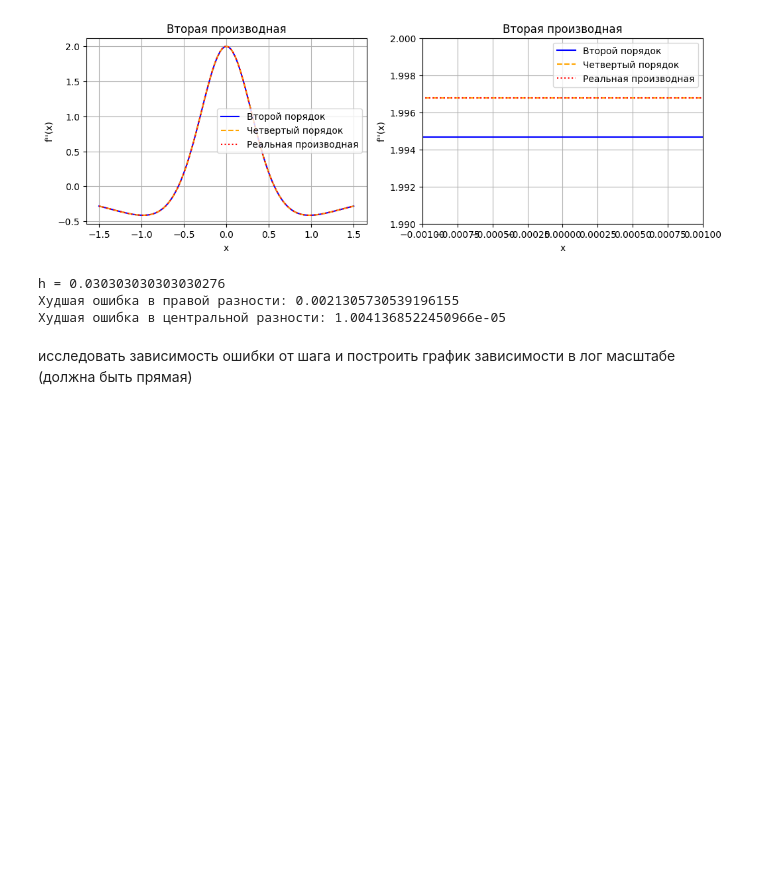
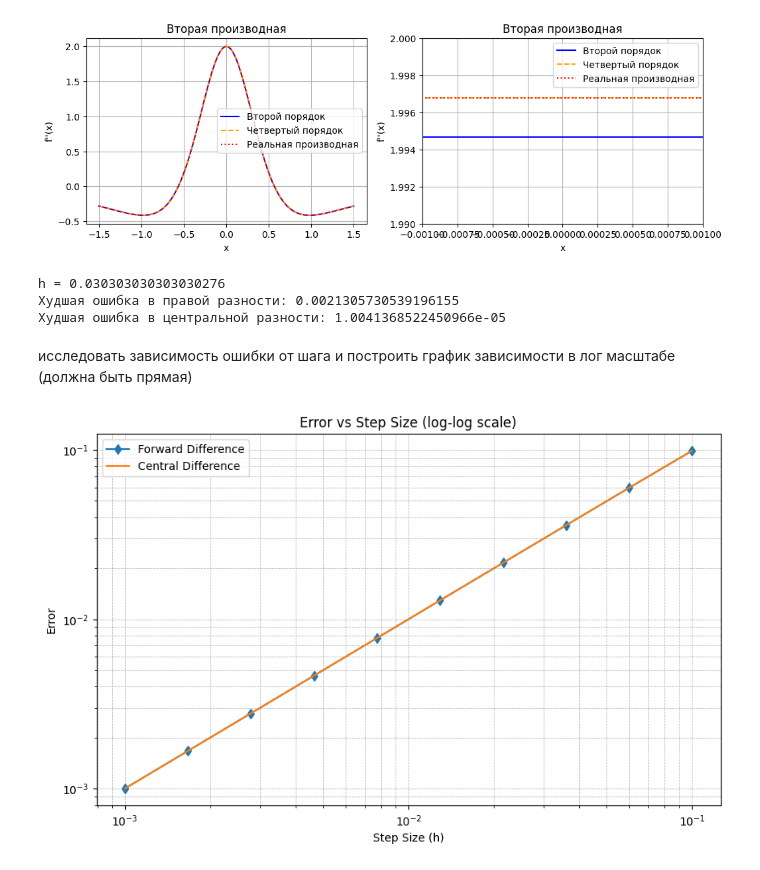
Before and after one commit to Howmanyeyes/NIR_2024, a Jupyter notebook: 2.ipynb, the cells around one changed output. Cells and saved outputs as stored; diff of their text form; code cells hidden in the pictures; blank space fills up the shorter version.

```diff
--- a/2.ipynb
+++ b/2.ipynb
@@ -230,3 +230,44 @@ h = 0.030303030303030276
 Худшая ошибка в центральной разности: 1.0041368522450966e-05
 # %% [markdown]
 исследовать зависимость ошибки от шага и построить график зависимости в лог масштабе (должна быть прямая)
+# %%
+# f = lambda x: np.sin(x)  # Example function
+#df_exact = lambda x: np.cos(x)  # Exact derivative
+
+# Domain and step sizes
+x_start, x_end = 0, np.pi  # Define the interval
+step_sizes = np.logspace(-3, -1, 10)  # Step sizes from 0.001 to 0.1
+
+# Prepare to store errors
+errors_forward = []
+errors_central = []
+
+# Loop through step sizes
+for h in step_sizes:
+    x_vals = np.arange(x_start, x_end, h)
+    if len(x_vals) < 3:
+        continue  # Skip if not enough points for central difference
+    y_vals = f(x_vals)
+
+    # Forward difference
+    forward_diff = right_difference(y_vals, h)
+    error_forward = np.abs(forward_diff - df(x_vals)).max()
+    errors_forward.append(error_forward)
+
+    # Central difference
+    central_diff = central_difference(y_vals, h)
+    error_central = np.abs(central_diff - df(x_vals)).max()
+    errors_central.append(error_central)
+
+# Plotting
+plt.figure(figsize=(10, 6))
+plt.loglog(step_sizes, errors_forward, label="Forward Difference", marker='d')
+plt.loglog(step_sizes, errors_central, label="Central Difference", marker='')
+plt.xlabel("Step Size (h)")
+plt.ylabel("Error")
+plt.title("Error vs Step Size (log-log scale)")
+plt.grid(True, which="both", linestyle="--", linewidth=0.5)
+plt.legend()
+plt.show()
+# %% [output]
+[figure, added]
```
Also changed, not shown: 3 other files.
